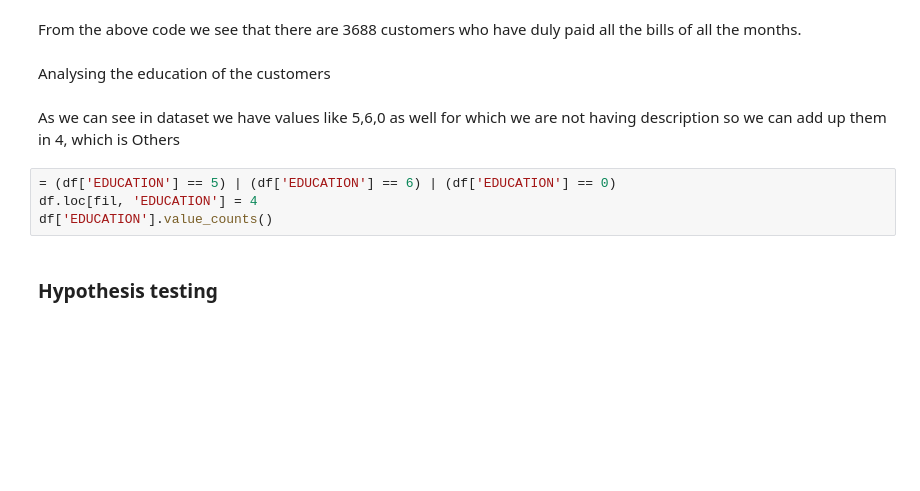
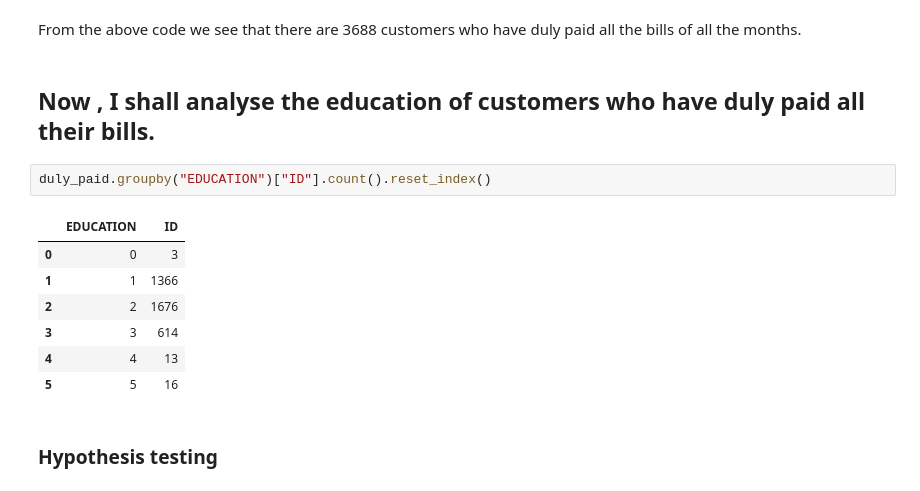
Before and after one commit to 1991Ab/Capstone-Project-3-Credit-Card-Default-Prediction, a Jupyter notebook: DefaultCreditCcard_Individual.ipynb, the cells around one changed output. Cells and saved outputs as stored; diff of their text form; blank space fills up the shorter version.

```diff
--- a/DefaultCreditCcard_Individual.ipynb
+++ b/DefaultCreditCcard_Individual.ipynb
@@ -366,14 +366,18 @@ len(duly_paid)
 3688
 # %% [markdown]
 From the above code we see that there are 3688 customers who have duly paid all the bills of all the months.
-# %% [markdown]
-Analysing the education of the customers
-# %% [markdown]
-As we can see in dataset we have values like 5,6,0 as well for which we are not having description so we can add up them in 4, which is Others
-# %%
-= (df['EDUCATION'] == 5) | (df['EDUCATION'] == 6) | (df['EDUCATION'] == 0)
-df.loc[fil, 'EDUCATION'] = 4
-df['EDUCATION'].value_counts()
+# %% [markdown]
+## Now , I shall analyse the education of customers who have duly paid all their bills.
+# %%
+duly_paid.groupby("EDUCATION")["ID"].count().reset_index()
+# %% [output]
+|  | EDUCATION | ID |
+| 0 | 0 | 3 |
+| 1 | 1 | 1366 |
+| 2 | 2 | 1676 |
+| 3 | 3 | 614 |
+| 4 | 4 | 13 |
+| 5 | 5 | 16 |
 # %% [markdown]
 ### Hypothesis testing
 # %%
```
